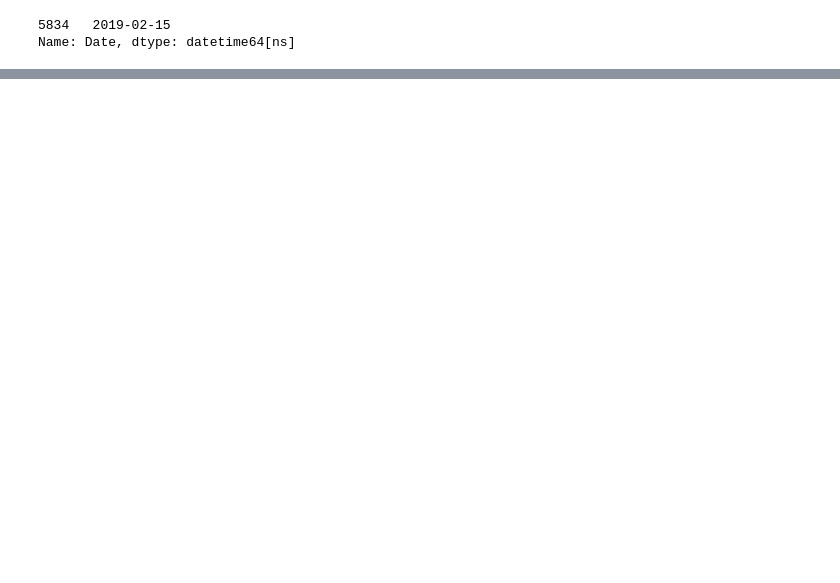
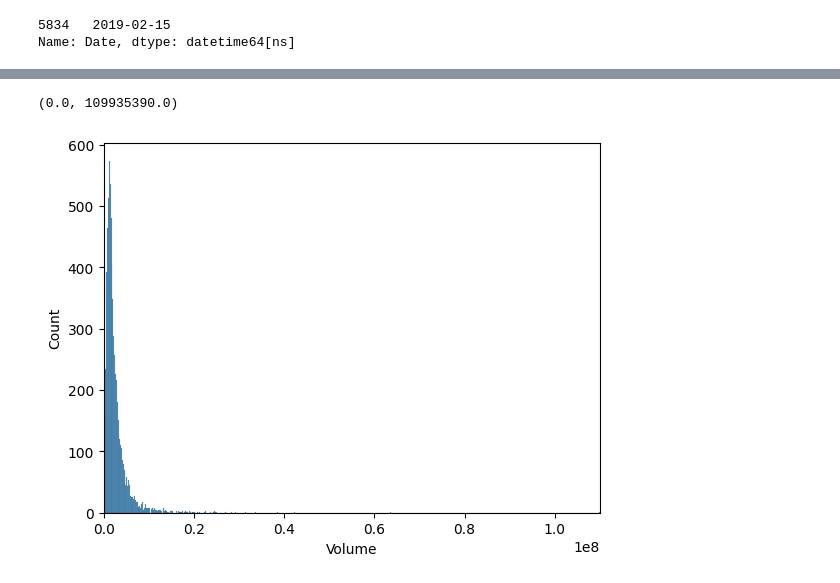
Before and after one commit to AayushParab44/Advanced_Statistics, a Jupyter notebook: DR_Reddys_Laboratories_Stock_Analysis.ipynb, the cells around one changed output, grey strips where cells are left out. Cells and saved outputs as stored; diff of their text form; code cells hidden in the pictures; blank space fills up the shorter version.

```diff
--- a/DR_Reddys_Laboratories_Stock_Analysis.ipynb
+++ b/DR_Reddys_Laboratories_Stock_Analysis.ipynb
@@ -522,0 +633,7 @@ Name: Date, dtype: datetime64[ns]
+# %%
+# Visualize the distribution of Volume using a histogram.
+sns.histplot(data=df,x='Volume')
+plt.xlim(0,109935390) #till max value
+# %% [output]
+(0.0, 109935390.0)
+[figure, added]
```
Also changed, not shown: parts of 29 cells of this notebook, 1 other file.
